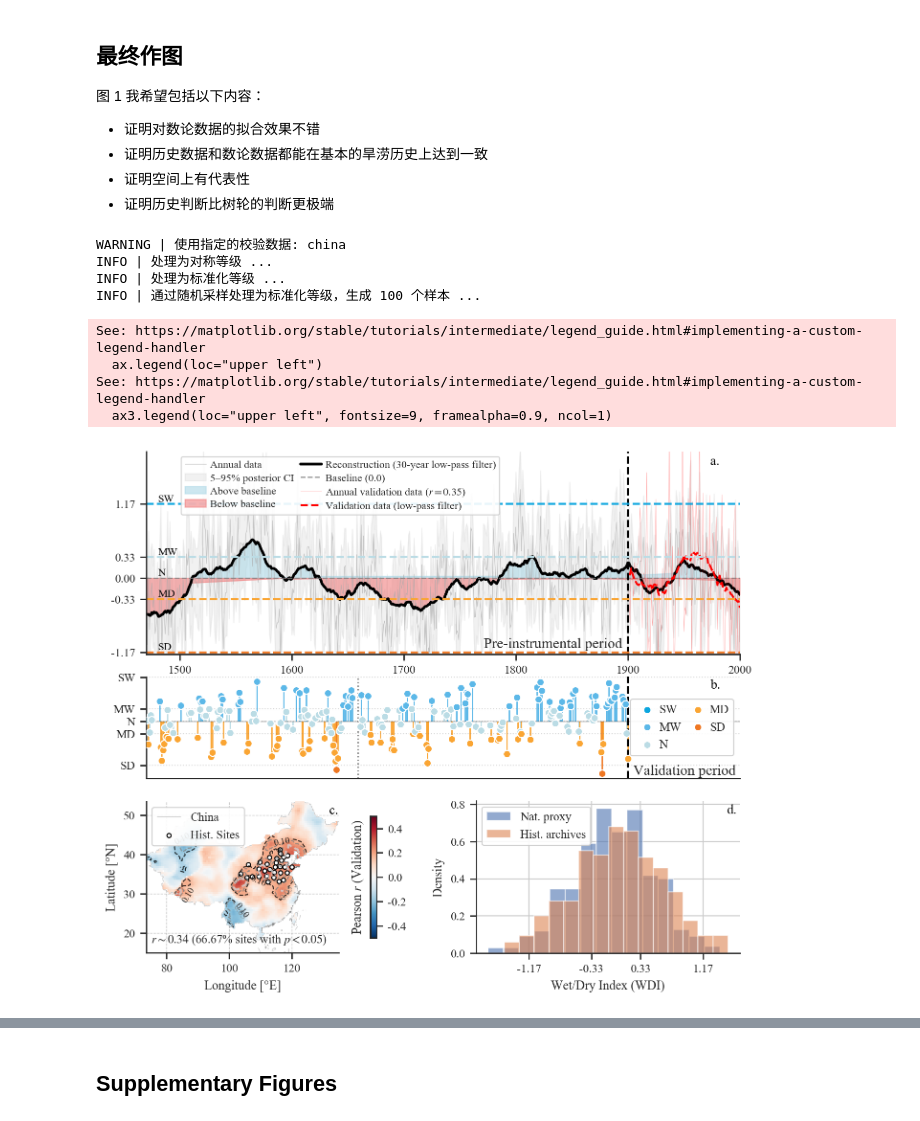
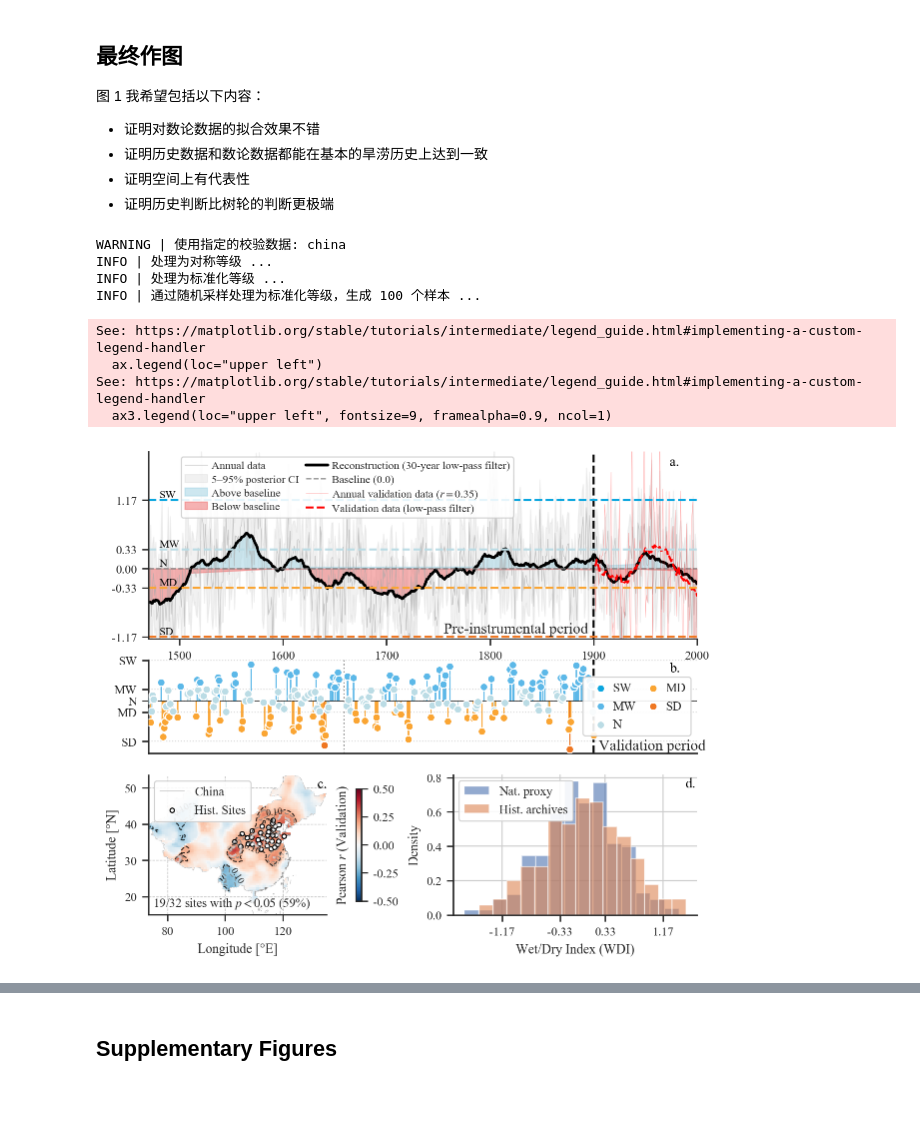
Before and after one commit to SongshGeo/shifting_baseline, a Jupyter notebook: reports/natural.ipynb, the cells around one changed output, grey strips where cells are left out. Cells and saved outputs as stored; diff of their text form; code cells hidden in the pictures.

```diff
--- a/reports/natural.ipynb
+++ b/reports/natural.ipynb
@@ -602,6 +602,7 @@ INFO | H-WDI (n=208): W=0.9817, p=0.0082 → reject normality at α=0.05
 - 证明空间上有代表性
 - 证明历史判断比树轮的判断更极端
 # %%
+from shifting_baseline.results import site_corr_table
 from shifting_baseline.utils.plot import plot_std_times
 from shifting_baseline.constants import COLORS, TICK_LABELS, STAGE2
 from matplotlib.transforms import blended_transform_factory
@@ -614,7 +615,8 @@ if using_val_data:
 else:
     log.info("当前没有指定校验数据，使用自动检测的最佳数据 %s", best_val_data)
 
-fig = plt.figure(figsize=(8, 6.8), constrained_layout=False)
+# Nature 双栏宽 180 mm（保持原 8:6.8 长宽比），字号即成品字号
+fig = plt.figure(figsize=(180 / 25.4, 180 / 25.4 * 6.8 / 8), constrained_layout=False)
 gs = fig.add_gridspec(
     3,
     2,
@@ -629,8 +631,8 @@ gs = fig.add_gridspec(
 ax1 = fig.add_subplot(gs[0, :])
 best_val_series = to_validation_period(validation_data[best_val_data]["regional"])
 best_val_map = validation_data[best_val_data]["z"]
-best_sites_corr = sites_corr[f"{best_val_data}_r"].max()
-num_sig_sites = sites_corr[f"{best_val_data}_p"] < 0.05
+# 站点显著性与 results1 同源（results.site_corr_table），不在 notebook 内另算
+num_sig_sites = site_corr_table(cfg)["p"] < 0.05
 
 # 绘制时间序列
 ax1 = plot_time_series_with_lowpass(
@@ -754,7 +756,7 @@ ax3.set_ylabel("Latitude [°N]")
 ax3.text(
     75,
     20,
-    f"$r\sim{best_sites_corr:.2f}$ ({num_sig_sites.sum()/len(sites_corr):.2%} sites with $p<0.05$)",
+    f"{num_sig_sites.sum()}/{len(num_sig_sites)} sites with $p<0.05$ ({num_sig_sites.mean():.0%})",
     ha="left",
     va="top",
     fontsize=9,
@@ -777,34 +779,34 @@ for ax in fig.axes:
     ax.spines["top"].set_visible(False)
     ax.spines["right"].set_visible(False)
     ax.spines["left"].set_visible(True)
     ax.spines["bottom"].set_visible(True)
 ax2.get_xaxis().set_visible(False)
 
 # 子图添加标签（a, b, c, d）
 for i, ax in enumerate([ax1, ax2, ax3, ax4]):
     ax.text(
         0.95,
         0.98,
         f"{chr(97 + i)}.",
         weight="bold",
         ha="left",
         va="top",
         fontsize=10,
         transform=ax.transAxes,
         color="black",
     )
 plt.savefig(cfg.ds.fig2, dpi=300)
 plt.show();
 # %% [output]
 WARNING | 使用指定的校验数据: china
 INFO | 处理为对称等级 ...
 INFO | 处理为标准化等级 ...
 INFO | 通过随机采样处理为标准化等级，生成 100 个样本 ...
 See: https://matplotlib.org/stable/tutorials/intermediate/legend_guide.html#implementing-a-custom-legend-handler
   ax.legend(loc="upper left")
 See: https://matplotlib.org/stable/tutorials/intermediate/legend_guide.html#implementing-a-custom-legend-handler
   ax3.legend(loc="upper left", fontsize=9, framealpha=0.9, ncol=1)
-[figure, old version]
+[figure, new version]
 # %%
 # ===== A1: 各验证数据集的站点显著性表（用于核对/更新 SI Table S6）=====
 # 明确列出 p<0.05 与 p<0.1 两套阈值，避免正文(18/60%, p<0.05)与 SI(0.8/80%, p<0.1)口径混用。
```
Also changed, not shown: parts of 7 cells of this notebook, 8 other files.
